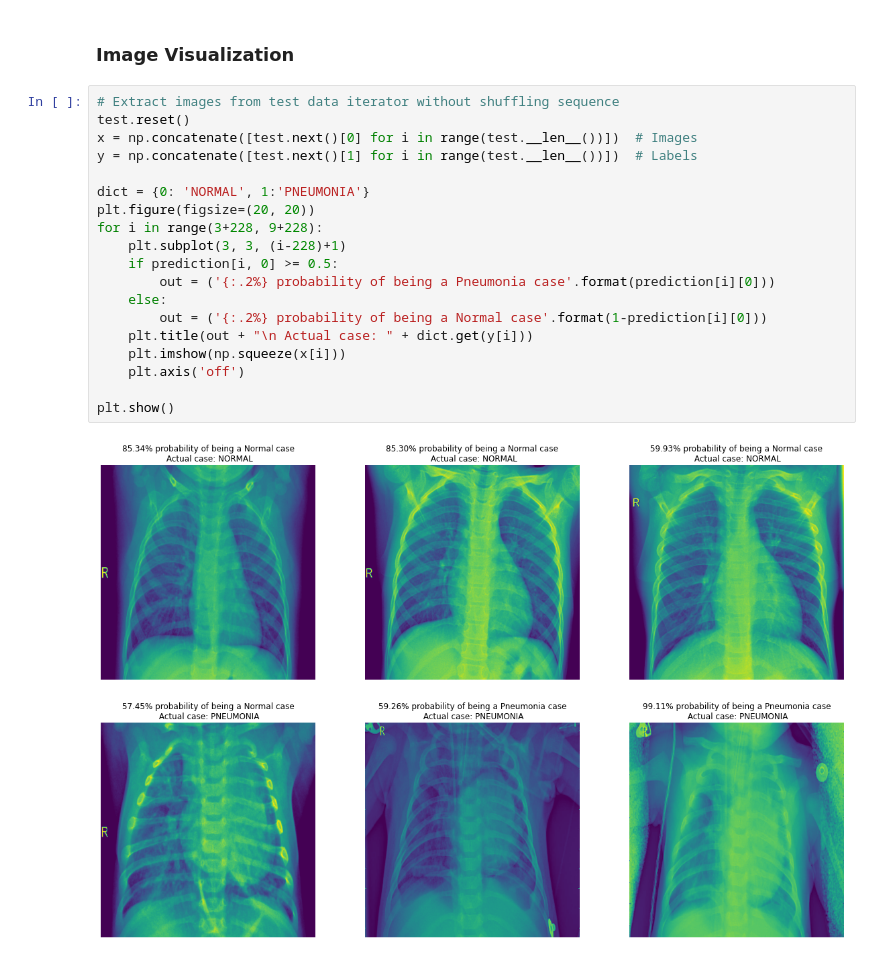
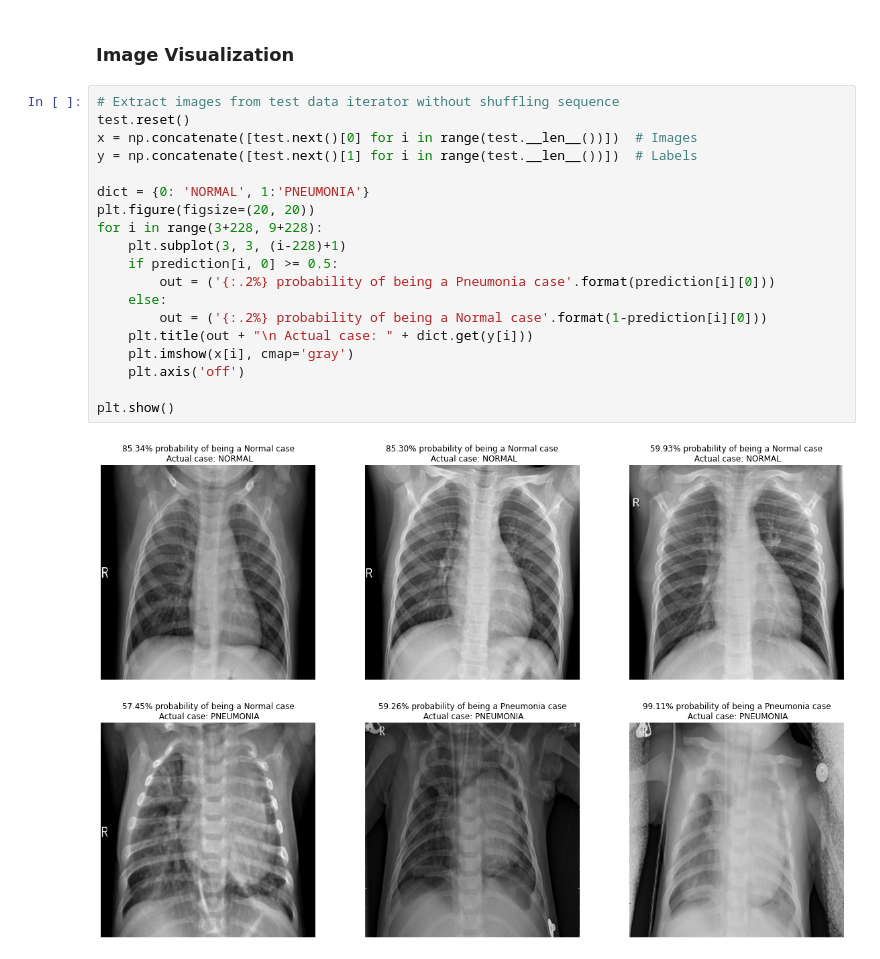
Before and after one commit to BrandonTayKaiheng/CNN-based-Xray-Classifier, a Jupyter notebook: model.ipynb, the cells around one changed output. Saved outputs shown, nothing was run; the diff lists cells and outputs as text.

Commit message:
Fixed data visualization

```diff
--- a/model.ipynb
+++ b/model.ipynb
@@ -183,21 +183,21 @@ weighted avg       0.84      0.83      0.82       624
 # %%
 # Extract images from test data iterator without shuffling sequence
 test.reset()
 x = np.concatenate([test.next()[0] for i in range(test.__len__())])  # Images
 y = np.concatenate([test.next()[1] for i in range(test.__len__())])  # Labels
 
 dict = {0: 'NORMAL', 1:'PNEUMONIA'}
 plt.figure(figsize=(20, 20))
 for i in range(3+228, 9+228):
     plt.subplot(3, 3, (i-228)+1)
     if prediction[i, 0] >= 0.5:
         out = ('{:.2%} probability of being a Pneumonia case'.format(prediction[i][0]))
     else:
         out = ('{:.2%} probability of being a Normal case'.format(1-prediction[i][0]))
     plt.title(out + "\n Actual case: " + dict.get(y[i]))
-    plt.imshow(np.squeeze(x[i]))
+    plt.imshow(x[i], cmap='gray')
     plt.axis('off')
 
 plt.show()
 # %% [output]
-[figure, old version]
+[figure, new version]
```
